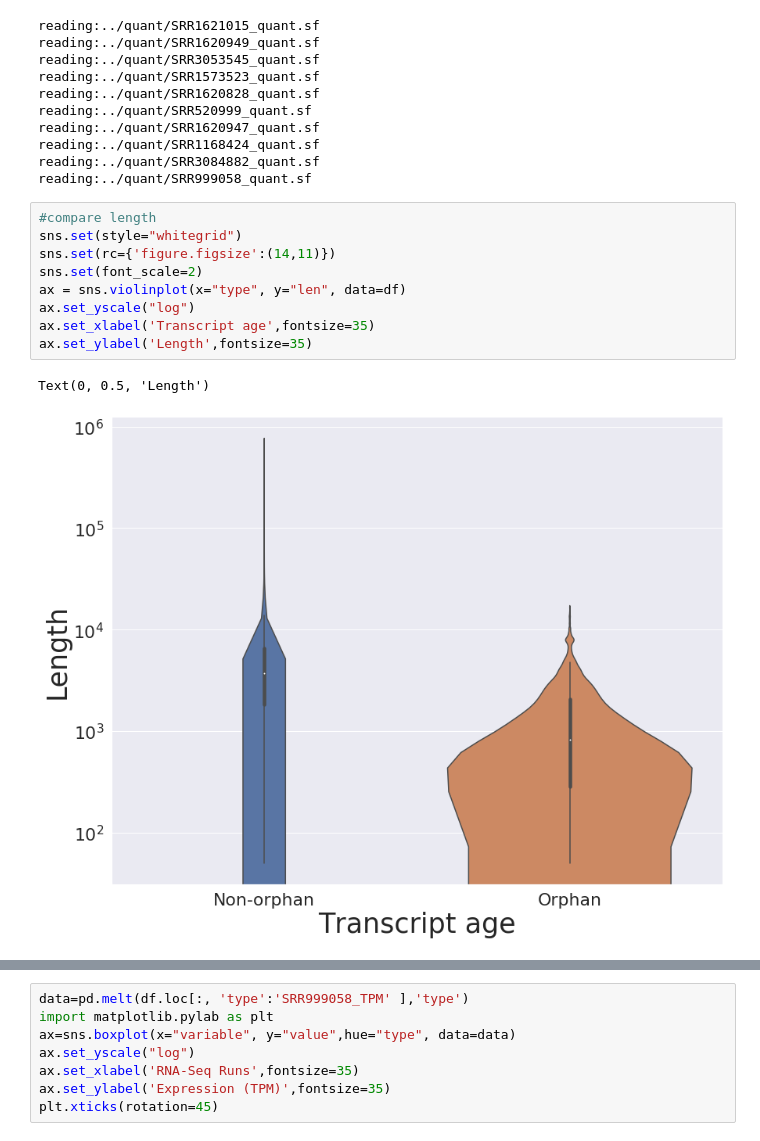
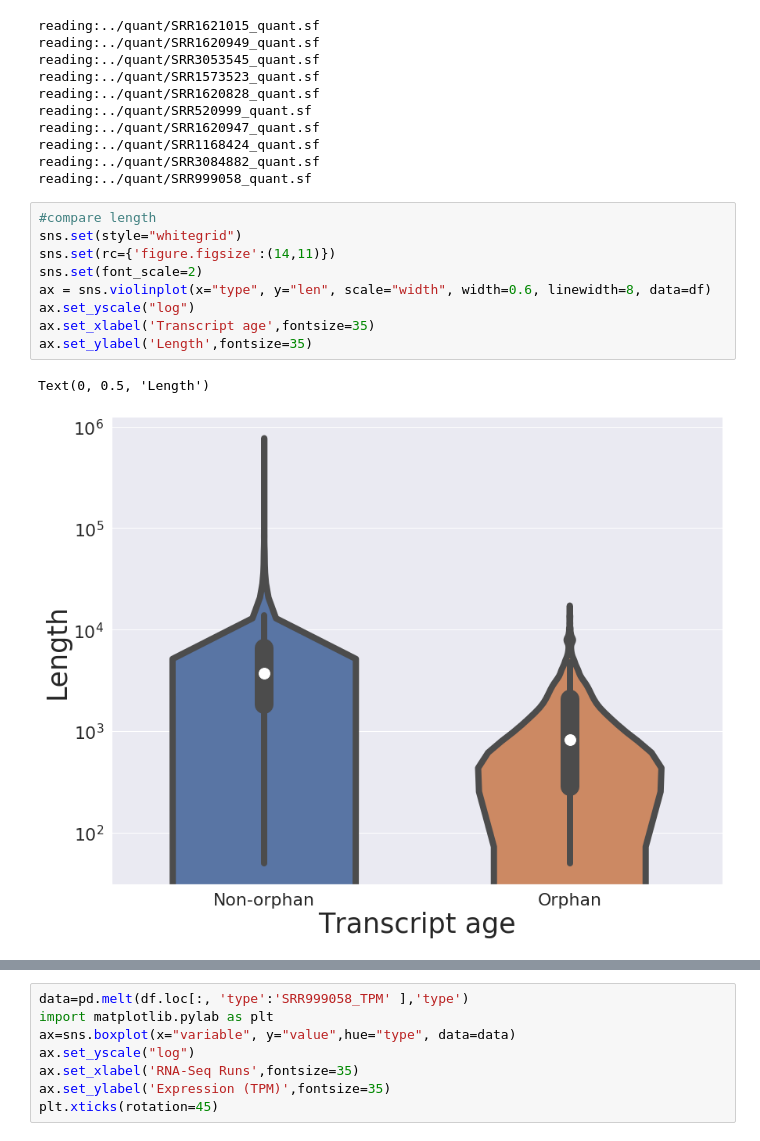
Before and after one commit to lijing28101/maize_pyrpipe, a Jupyter notebook: downstream_analysis/Downstream analysis.ipynb, the cells around one changed output, grey strips where cells are left out. Cells and saved outputs as stored; diff of their text form.

```diff
--- a/downstream_analysis/Downstream analysis.ipynb
+++ b/downstream_analysis/Downstream analysis.ipynb
@@ -76,14 +76,14 @@ reading:../quant/SRR999058_quant.sf
 # %%
 #compare length
 sns.set(style="whitegrid")
 sns.set(rc={'figure.figsize':(14,11)})
 sns.set(font_scale=2)
-ax = sns.violinplot(x="type", y="len", data=df)
+ax = sns.violinplot(x="type", y="len", scale="width", width=0.6, linewidth=8, data=df)
 ax.set_yscale("log")
 ax.set_xlabel('Transcript age',fontsize=35)
 ax.set_ylabel('Length',fontsize=35)
 # %% [output]
 Text(0, 0.5, 'Length')
-[figure, old version]
+[figure, new version]
 # %%
 #compare gc
```
Also changed, not shown: parts of 1 cell of this notebook.
